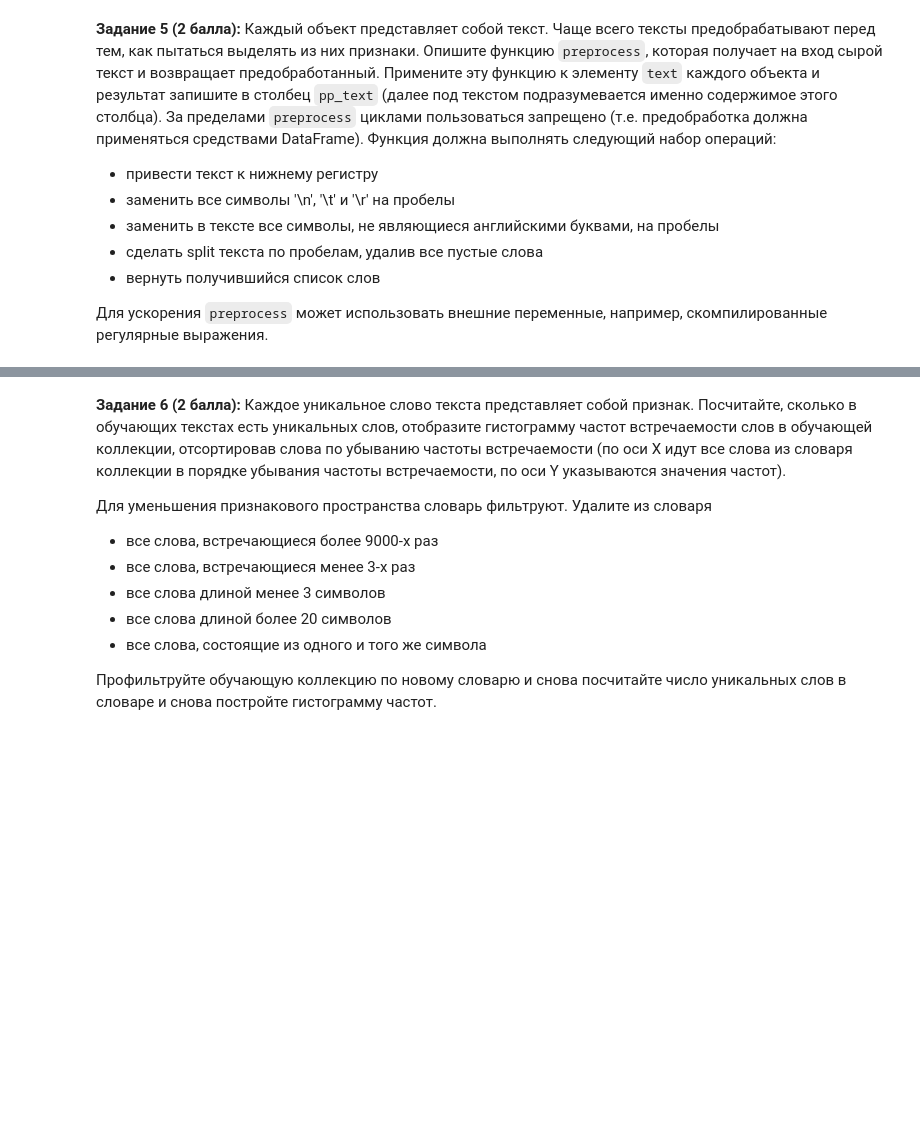
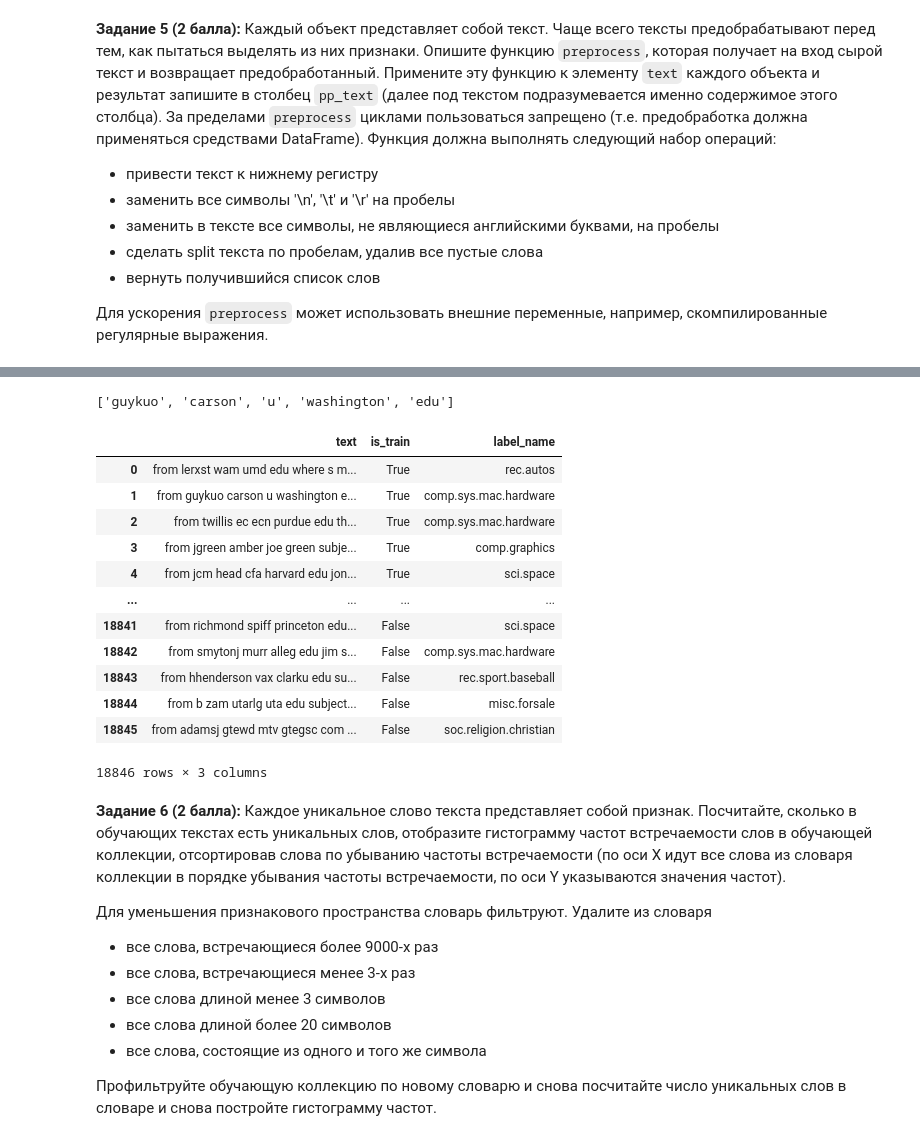
Before and after one commit to kreininmv/python, a Jupyter notebook: homework/03-data-ml.ipynb, the cells around one changed output, grey strips where cells are left out. Cells and saved outputs as stored; diff of their text form; code cells hidden in the pictures; blank space fills up the shorter version.

Commit message:
add some tasks of 3-th problem

```diff
--- a/homework/03-data-ml.ipynb
+++ b/homework/03-data-ml.ipynb
@@ -170,9 +177,21 @@ __Задание 5 (2 балла):__ Каждый объект представ
 - вернуть получившийся список слов
 
 Для ускорения `preprocess` может использовать внешние переменные, например, скомпилированные регулярные выражения.
-# %%
-def preprocess(text):
-    pass
-
-def task_5():
-    pass
+# %%
+def preprocess(text):
+    #text = t.copy
+    text = text.replace("\n", " ")
+    text = text.replace("\t", " ")
+    text = text.replace("\r", " ")
+    # replace upper symbols
+    for l in range(ord('Z') - ord('A')):
+        text = text.replace(chr(l + ord('A')), chr(l + ord('a')))
+    for j in range(len(text)):
+        if ord('a') > ord(text[j]) or ord(text[j]) > ord('z'):
+            text = text.replace(text[j], ' ')
+    return [el for el in text.split(' ') if el != '']
+
+
+def task_5(data_ar):
+    data_ar['text'] = data['text'].apply(lambda txt: ' '.join(str(x) for x in preprocess(txt)))
+    return data_ar
@@ -179,3 +214,26 @@ def task_5():
+# %%
+#new_data = task_5(data)
+#' '.join(str(x) for x in preprocess("guykuo@carson.u.washington.edu"))
+preprocess("guykuo@carson.u.washington.edu")
+# %% [output]
+['guykuo', 'carson', 'u', 'washington', 'edu']
+# %%
+new_data = task_5(data)
+new_data
+# %% [output]
+|  | text | is_train | label_name |
+| 0 | from lerxst wam umd edu where s m... | True | rec.autos |
+| 1 | from guykuo carson u washington e... | True | comp.sys.mac.hardware |
+| 2 | from twillis ec ecn purdue edu th... | True | comp.sys.mac.hardware |
+| 3 | from jgreen amber joe green subje... | True | comp.graphics |
+| 4 | from jcm head cfa harvard edu jon... | True | sci.space |
+| ... | ... | ... | ... |
+| 18841 | from richmond spiff princeton edu... | False | sci.space |
+| 18842 | from smytonj murr alleg edu jim s... | False | comp.sys.mac.hardware |
+| 18843 | from hhenderson vax clarku edu su... | False | rec.sport.baseball |
+| 18844 | from b zam utarlg uta edu subject... | False | misc.forsale |
+| 18845 | from adamsj gtewd mtv gtegsc com ... | False | soc.religion.christian |
+18846 rows × 3 columns
 # %% [markdown]
 __Задание 6 (2 балла):__ Каждое уникальное слово текста представляет собой признак. Посчитайте, сколько в обучающих текстах есть уникальных слов, отобразите гистограмму частот встречаемости слов в обучающей коллекции,
 отсортировав слова по убыванию частоты встречаемости (по оси X идут все слова из словаря коллекции в порядке убывания частоты встречаемости, по оси Y указываются значения частот).
```
Also changed, not shown: parts of 9 cells of this notebook.
